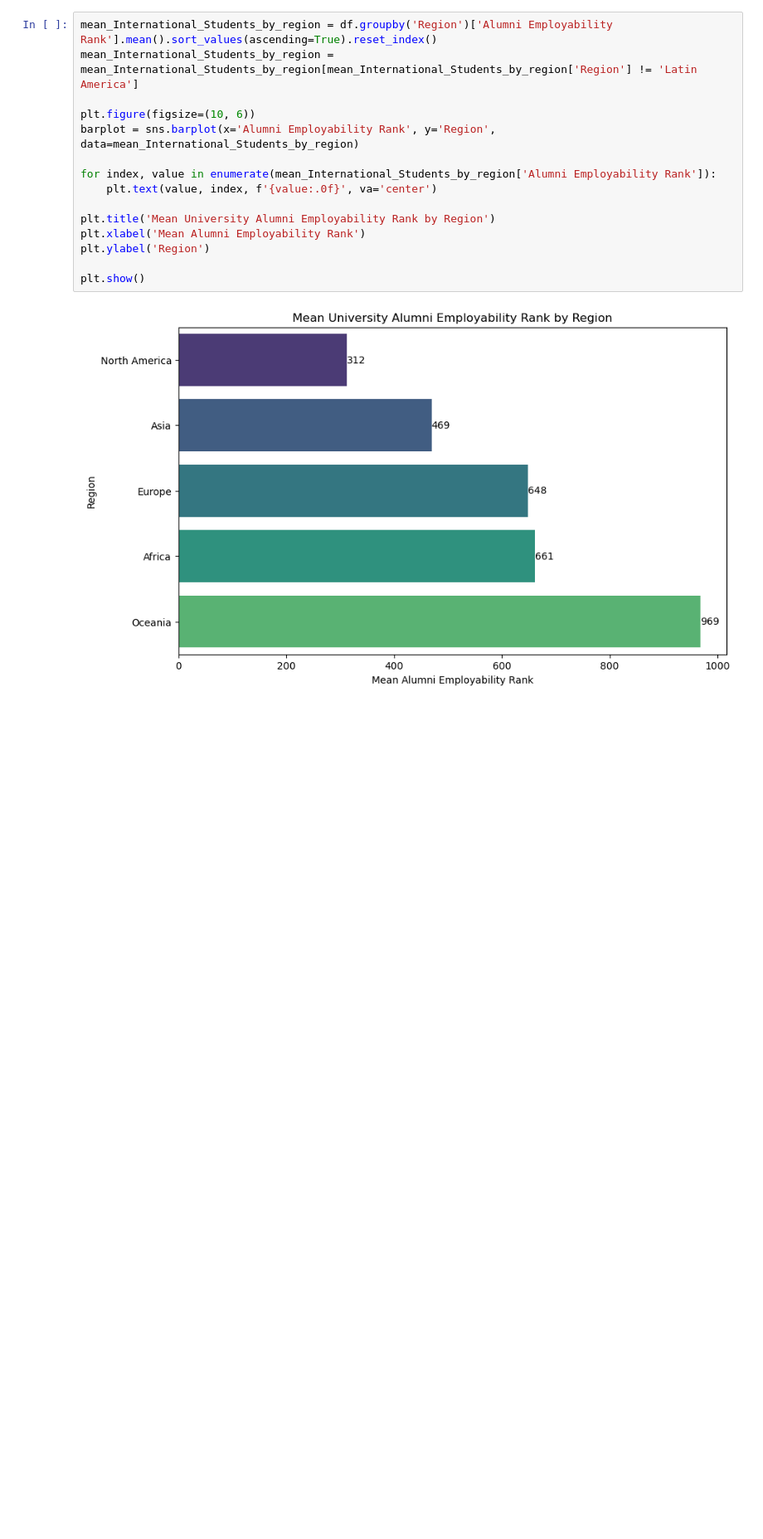
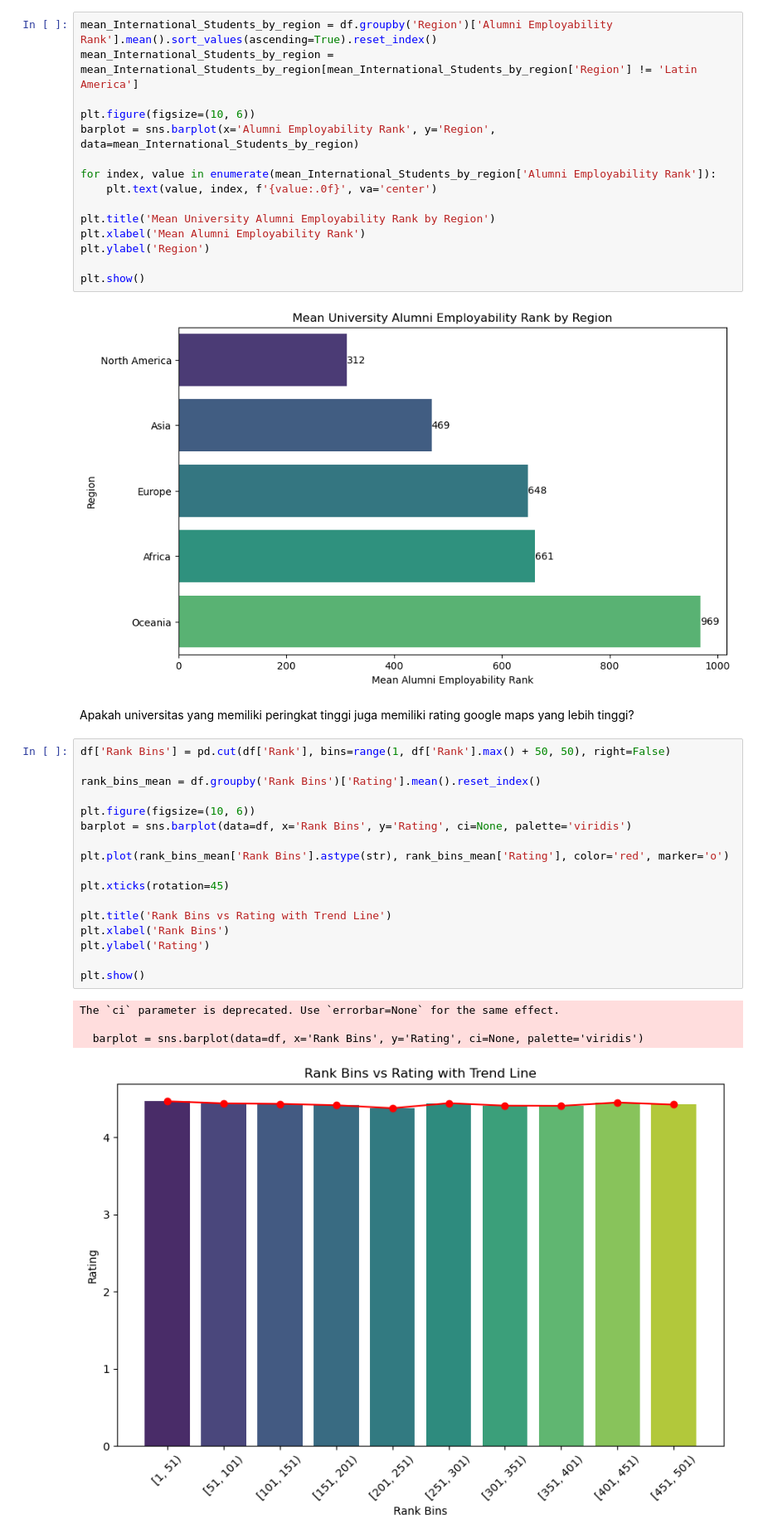
Before and after one commit to NandoAACF/End-to-End-Data-Pipeline, a Jupyter notebook: MainNotebook.ipynb, the cells around one changed output. Shown at 83% size. Cells and saved outputs as stored; diff of their text form; blank space fills up the shorter version.

```diff
--- a/MainNotebook.ipynb
+++ b/MainNotebook.ipynb
@@ -607,3 +633,27 @@ plt.ylabel('Region')
 plt.show()
 # %% [output]
 [figure]
+# %% [markdown]
+Apakah universitas yang memiliki peringkat tinggi juga memiliki rating google maps yang lebih tinggi?
+# %%
+df['Rank Bins'] = pd.cut(df['Rank'], bins=range(1, df['Rank'].max() + 50, 50), right=False)
+
+rank_bins_mean = df.groupby('Rank Bins')['Rating'].mean().reset_index()
+
+plt.figure(figsize=(10, 6))
+barplot = sns.barplot(data=df, x='Rank Bins', y='Rating', ci=None, palette='viridis')
+
+plt.plot(rank_bins_mean['Rank Bins'].astype(str), rank_bins_mean['Rating'], color='red', marker='o')
+
+plt.xticks(rotation=45)
+
+plt.title('Rank Bins vs Rating with Trend Line')
+plt.xlabel('Rank Bins')
+plt.ylabel('Rating')
+
+plt.show()
+# %% [output]
+The `ci` parameter is deprecated. Use `errorbar=None` for the same effect.
+
+  barplot = sns.barplot(data=df, x='Rank Bins', y='Rating', ci=None, palette='viridis')
+[figure, added]
```
Also changed, not shown: parts of 13 cells of this notebook, 6 other files.
